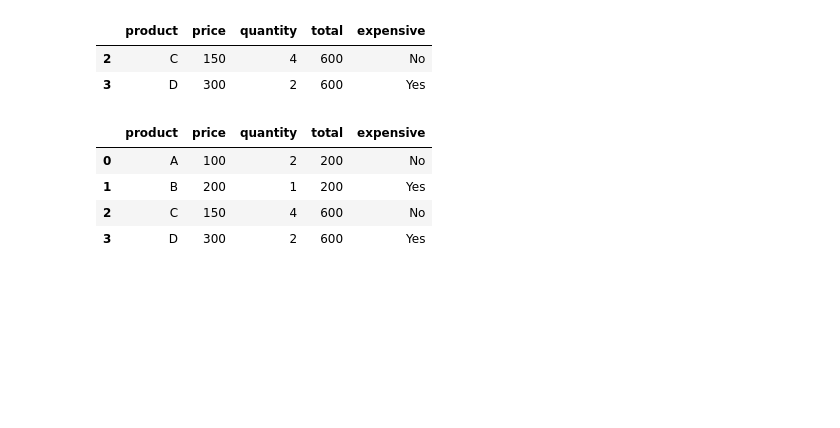
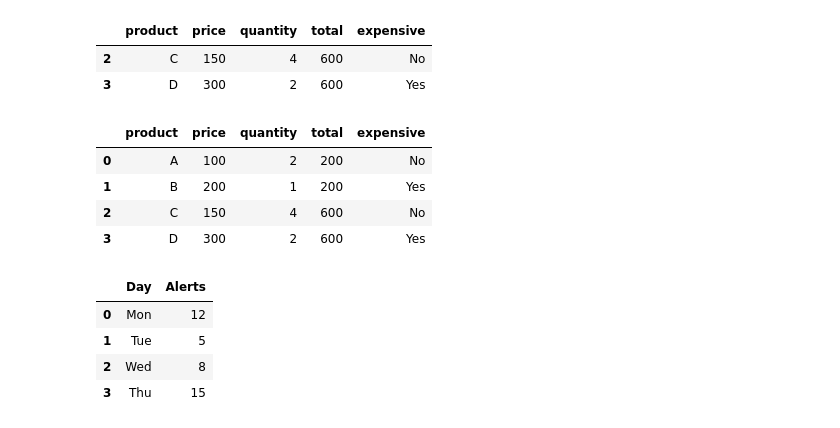
Before and after one commit to ManojOff-Git/Pandas-learning, a Jupyter notebook: problem_pandas.ipynb, the cells around one changed output. Drawn from its saved outputs; the diff is of its cells as text; code cells hidden in the pictures; blank space fills up the shorter version.

```diff
--- a/problem_pandas.ipynb
+++ b/problem_pandas.ipynb
@@ -1466,0 +1472,8 @@ df
+# %%
+df
+# %% [output]
+|  | Day | Alerts |
+| 0 | Mon | 12 |
+| 1 | Tue | 5 |
+| 2 | Wed | 8 |
+| 3 | Thu | 15 |
```
Also changed, not shown: parts of 10 cells of this notebook.
